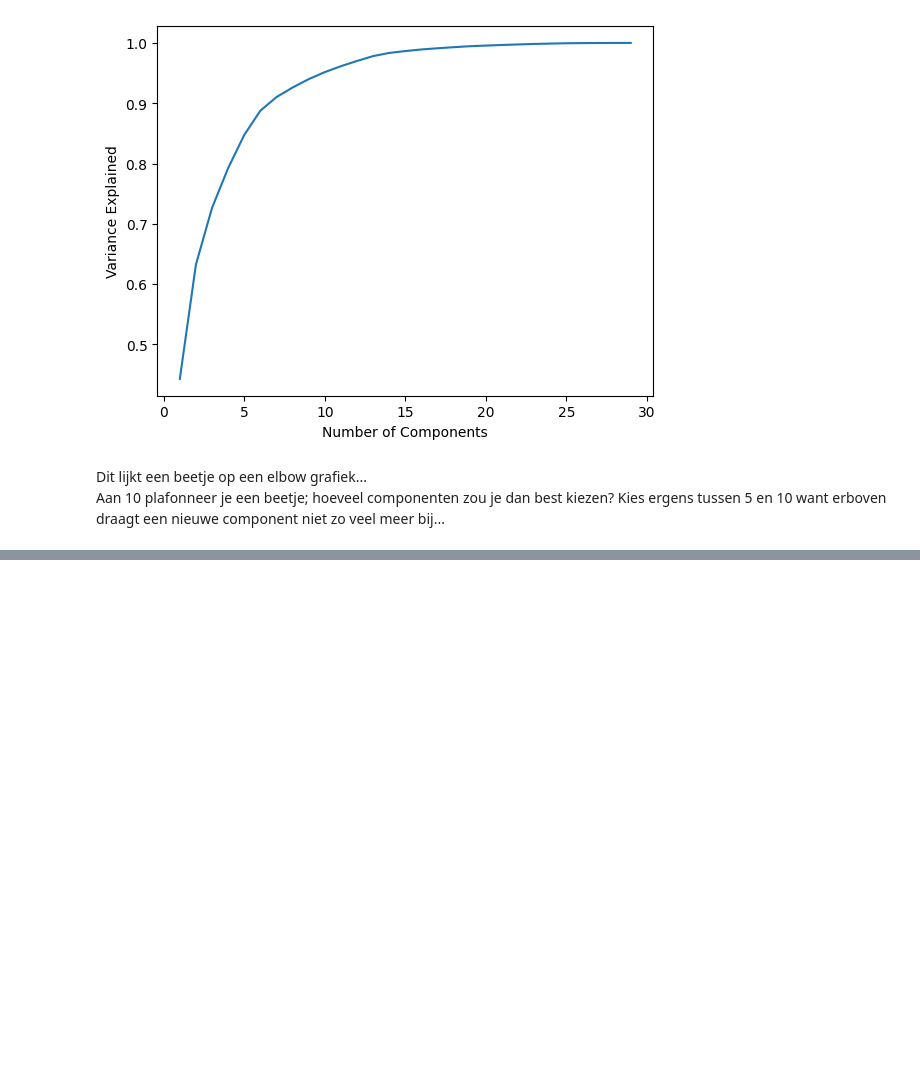
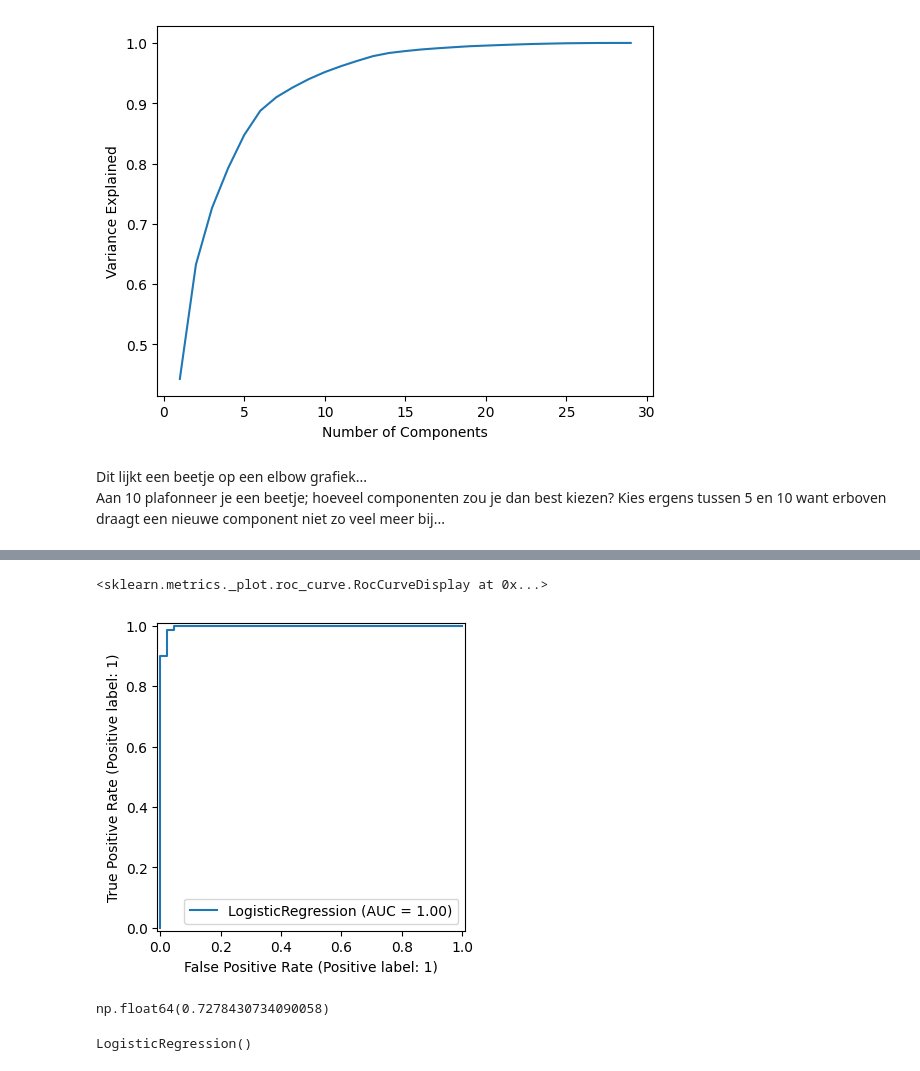
Before and after one commit to montypie/DS_Projects, a Jupyter notebook: 4_UnsupPCA/PCA-cancer.ipynb, the cells around one changed output, grey strips where cells are left out. Cells and saved outputs as stored; diff of their text form; code cells hidden in the pictures; blank space fills up the shorter version.

```diff
--- a/4_UnsupPCA/PCA-cancer.ipynb
+++ b/4_UnsupPCA/PCA-cancer.ipynb
@@ -309,0 +322,4 @@ Aan 10 plafonneer je een beetje; hoeveel componenten zou je dan best kiezen?  Ki
+# %%
+# Logistic Regression zonder PCA
+X = df.copy()
+y = cancer_dictionary["target"]
@@ -309,0 +329,10 @@ Aan 10 plafonneer je een beetje; hoeveel componenten zou je dan best kiezen?  Ki
+# %%
+X_train, X_test, y_train, y_test = train_test_split(X, y, test_size=0.2, random_state=42)
+scaler = StandardScaler()
+scaled_X_train = scaler.fit_transform(X_train)
+scaled_X_test = scaler.transform(X_test)
+# %%
+from sklearn.linear_model import LogisticRegression
+
+log_model = LogisticRegression()
+log_model.fit(scaled_X_train,y_train)
@@ -309,0 +365,7 @@ Aan 10 plafonneer je een beetje; hoeveel componenten zou je dan best kiezen?  Ki
+# %%
+# ROC curve
+fig, ax = plt.subplots(figsize=(6,4))
+RocCurveDisplay.from_estimator(log_model, scaled_X_test, y_test, ax=ax)
+# %% [output]
+<sklearn.metrics._plot.roc_curve.RocCurveDisplay at 0x...>
+[figure, added]
@@ -309,0 +377,9 @@ Aan 10 plafonneer je een beetje; hoeveel componenten zou je dan best kiezen?  Ki
+# %%
+np.sum(pca3.explained_variance_ratio_)
+# %% [output]
+np.float64(0.7278430734090058)
+# %%
+log_model_pca = LogisticRegression()
+log_model_pca.fit(X_train_pca, y_train)
+# %% [output]
+LogisticRegression()
```
Also changed, not shown: parts of 12 cells of this notebook.
